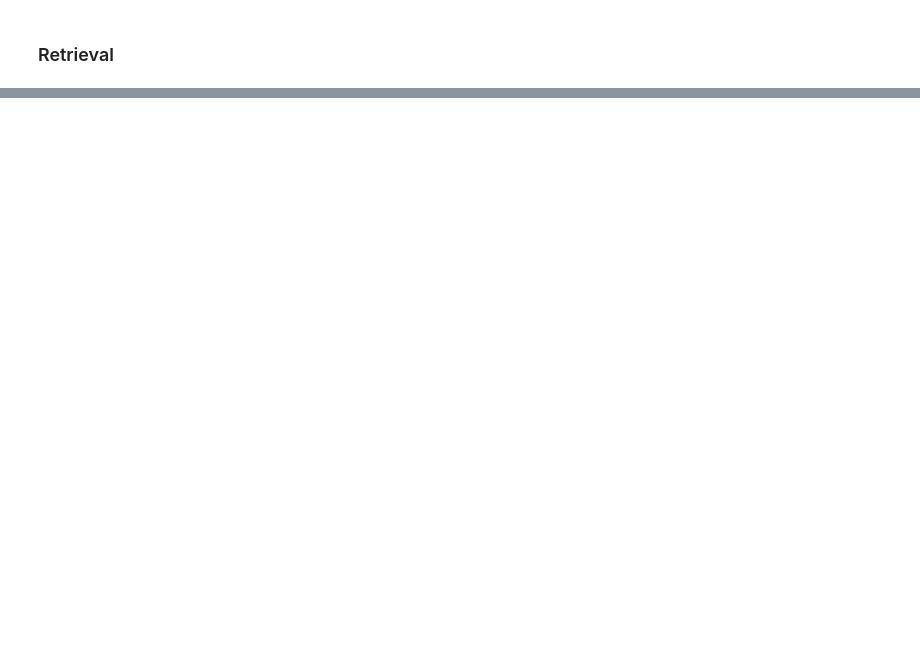
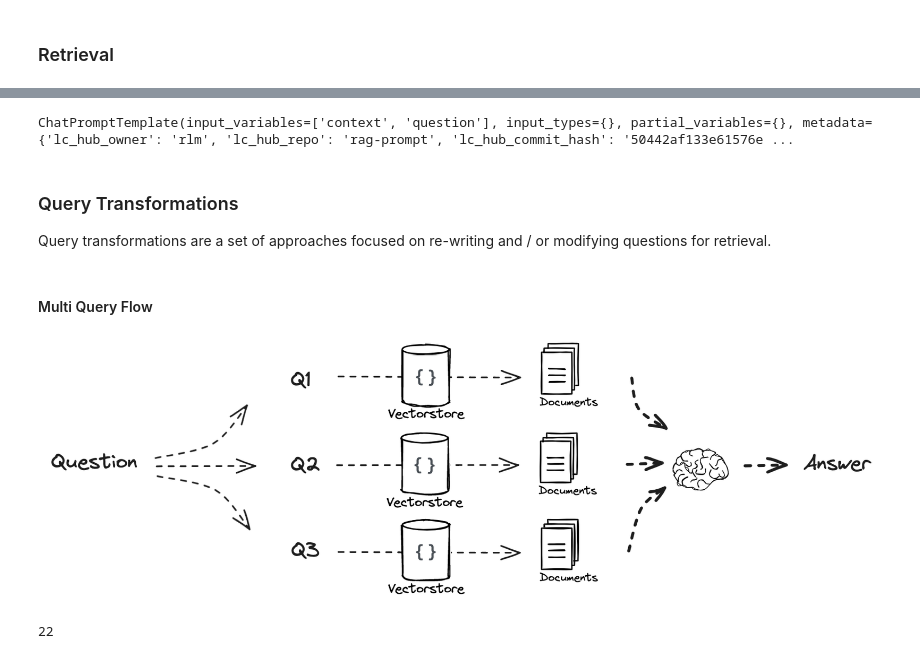
Before and after one commit to bharath03-a/AdvancedRAG, a Jupyter notebook: notebooks/rag_from_scratch.ipynb, the cells around one changed output, grey strips where cells are left out. Drawn from its saved outputs; the diff is of its cells as text; code cells hidden in the pictures; blank space fills up the shorter version.

Commit message:
understanding context engineering

```diff
--- a/notebooks/rag_from_scratch.ipynb
+++ b/notebooks/rag_from_scratch.ipynb
@@ -231,0 +274,5 @@ retriever = vectorstore.as_retriever()
+# %%
+prompt_hub_rag = hub.pull("rlm/rag-prompt")
+pprint.pprint(prompt_hub_rag)
+# %% [output]
+ChatPromptTemplate(input_variables=['context', 'question'], input_types={}, partial_variables={}, metadata={'lc_hub_owner': 'rlm', 'lc_hub_repo': 'rag-prompt', 'lc_hub_commit_hash': '50442af133e61576e ...
@@ -231,0 +290,11 @@ retriever = vectorstore.as_retriever()
+# %% [markdown]
+### Query Transformations
+
+Query transformations are a set of approaches focused on re-writing and / or modifying questions for retrieval.
+# %% [markdown]
+#### Multi Query Flow
+# %%
+from IPython import display
+display.Image("../img/mq.png")
+# %% [output]
+[figure, added]
@@ -231,0 +340,17 @@ retriever = vectorstore.as_retriever()
+# %%
+from langchain.load import dumps, loads
+
+def get_unique_union(documents: list[list]):
+    flattened_docs = [dumps(doc) for sublist in documents for doc in sublist]
+    unique_docs = set(flattened_docs)
+    return [loads(doc) for doc in unique_docs]
+
+
+# Retriever
+question = "What is task decomposition for LLM Agents?"
+retrieval_chain = generate_queries | retriever.map() | get_unique_union
+docs = retrieval_chain.invoke({"question": question})
+
+len(docs)
+# %% [output]
+22
```
Also changed, not shown: parts of 50 cells of this notebook, 2 other files.
